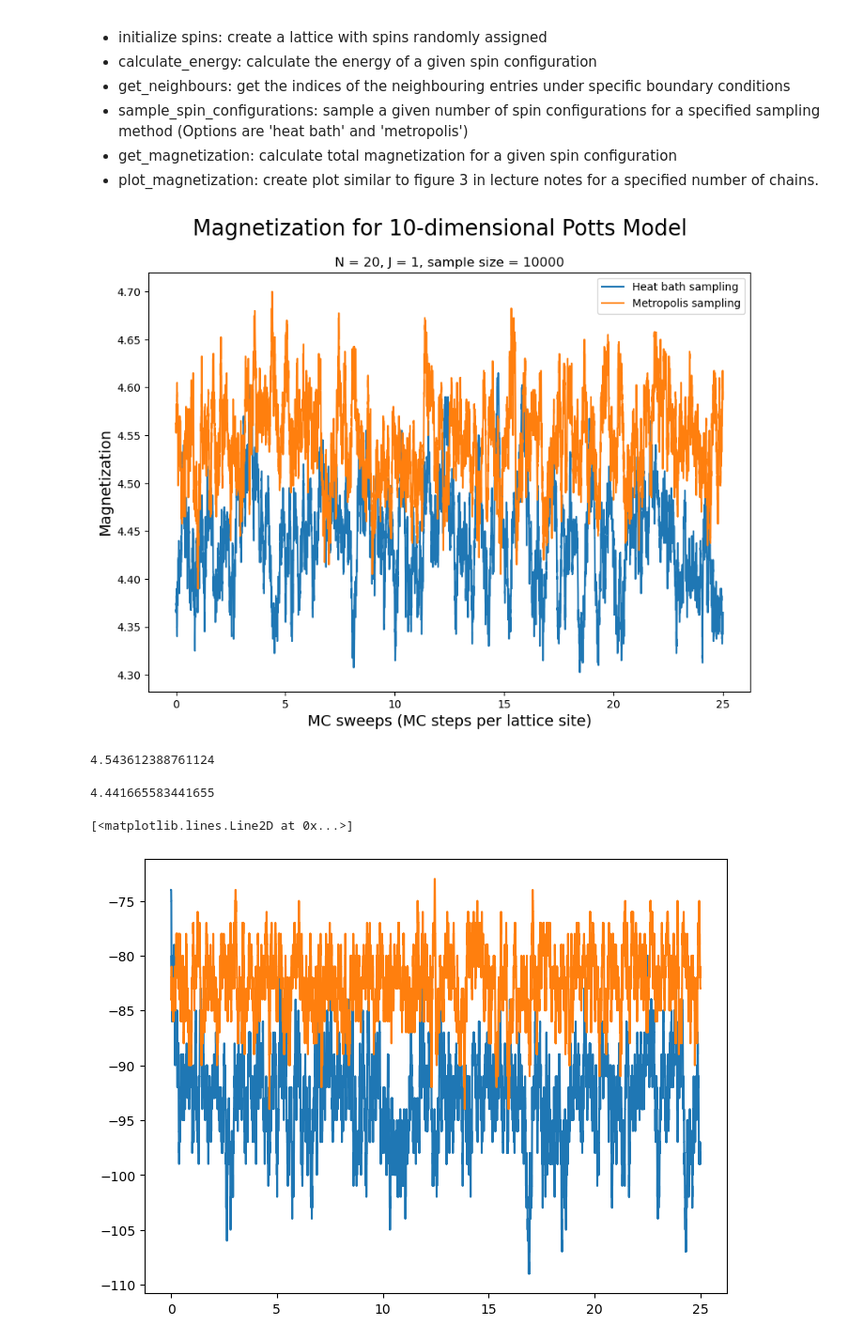
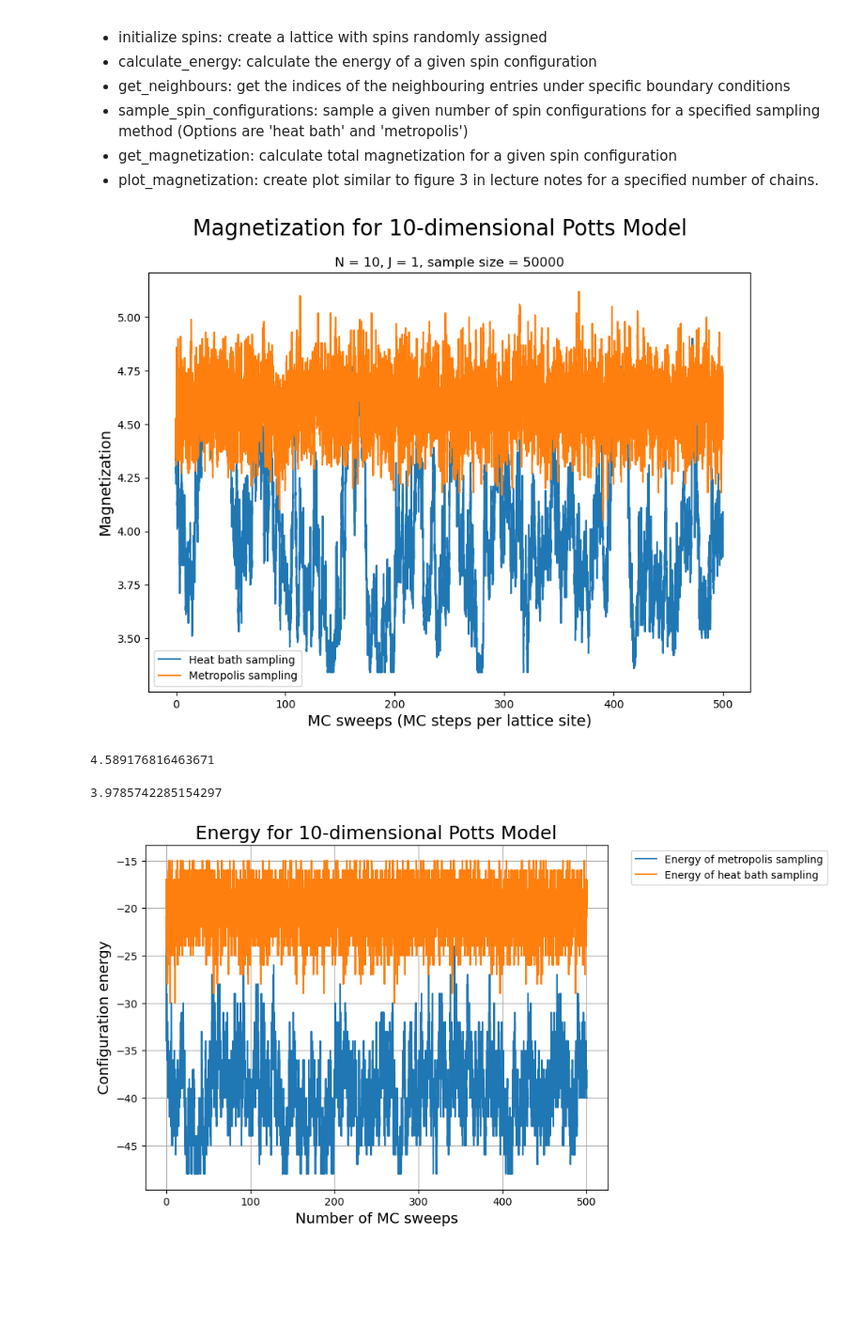
Before and after one commit to BertDepoorter/Monte-Carlo-Methods, a Jupyter notebook: Exercise_9_PottsModel.ipynb, the cells around one changed output. Shown at 94% size. Cells and saved outputs as stored; diff of their text form; code cells hidden in the pictures; blank space fills up the shorter version.

Commit message:
plotting Potts

```diff
--- a/Exercise_9_PottsModel.ipynb
+++ b/Exercise_9_PottsModel.ipynb
@@ -17,14 +17,16 @@ The Potts Model class has the following functions available:
 - plot_magnetization: create plot similar to figure 3 in lecture notes for a specified number of chains.
 # %%
 # specify parameters
-N = 20
-num_samples = 10000
+N = 10
+num_samples = 50000
 # %%
 # initialize model with heat bath sampling
 model_heat_bath = PottsModel(
     N,
     10,
-    sampling_method='heat bath'
+    T=0.5,
+    sampling_method='heat bath',
+    init_zero=False
 )
 # %%
 # run sampling
@@ -34,14 +36,14 @@ chain_heat_bath = model_heat_bath.sample_spin_configurations(num_samples)
 model_metropolis = PottsModel(
     N,
     10,
-    sampling_method='metropolis'
+    T=0.5,
+    sampling_method='metropolis',
+    init_zero=False
 )
 # %%
 # run sampling
 chain_metropolis=model_metropolis.sample_spin_configurations(num_samples)
 # %%
-# Make plot of both sampling methods
-
 # create array of chains
 spin_samples = np.asarray([chain_heat_bath, chain_metropolis])
 
@@ -53,19 +55,19 @@ model_metropolis.plot_magnetizations(
     chain_labels=['Heat bath sampling', 'Metropolis sampling']
 )
 # %% [output]
-[figure, old version]
+[figure, new version]
 # %%
 M_metropolis = model_metropolis.magnetization_chain(chain_metropolis)
 M_avg_metropolis = np.sum(M_metropolis)/len(M_metropolis)
 print(M_avg_metropolis)
 # %% [output]
-4.543612388761124
+4.589176816463671
 # %%
 M_heat_bath = model_heat_bath.magnetization_chain(chain_heat_bath)
 M_avg_heat_bath = np.sum(M_heat_bath)/len(M_heat_bath)
 print(M_avg_heat_bath)
 # %% [output]
-4.441665583441655
+3.9785742285154297
 # %%
 # create plot of internal energies
 E_metropolis = np.zeros(len(chain_metropolis))
@@ -77,9 +79,15 @@ for k in range(len(chain_metropolis)):
 # %%
 MC_sweeps = np.linspace(0, len(chain_metropolis), len(chain_metropolis))/N**2
 
 fig, ax = plt.subplots(1,1, figsize=(8,6))
 ax.plot(MC_sweeps, E_metropolis, label='Energy of metropolis sampling')
 ax.plot(MC_sweeps, E_heat, label='Energy of heat bath sampling')
+
+ax.set_title('Energy for 10-dimensional Potts Model', fontsize=18)
+ax.set_xlabel('Number of MC sweeps', fontsize=14)
+ax.set_ylabel('Configuration energy', fontsize=14)
+ax.grid()
+ax.legend(bbox_to_anchor=(1.04, 1), loc="upper left")
+fig.savefig('Plots/ex9Potts_energies.png', dpi=300, bbox_inches="tight")
 # %% [output]
-[<matplotlib.lines.Line2D at 0x...>]
-[figure, old version]
+[figure, new version]
```
Also changed, not shown: 14 other files.
